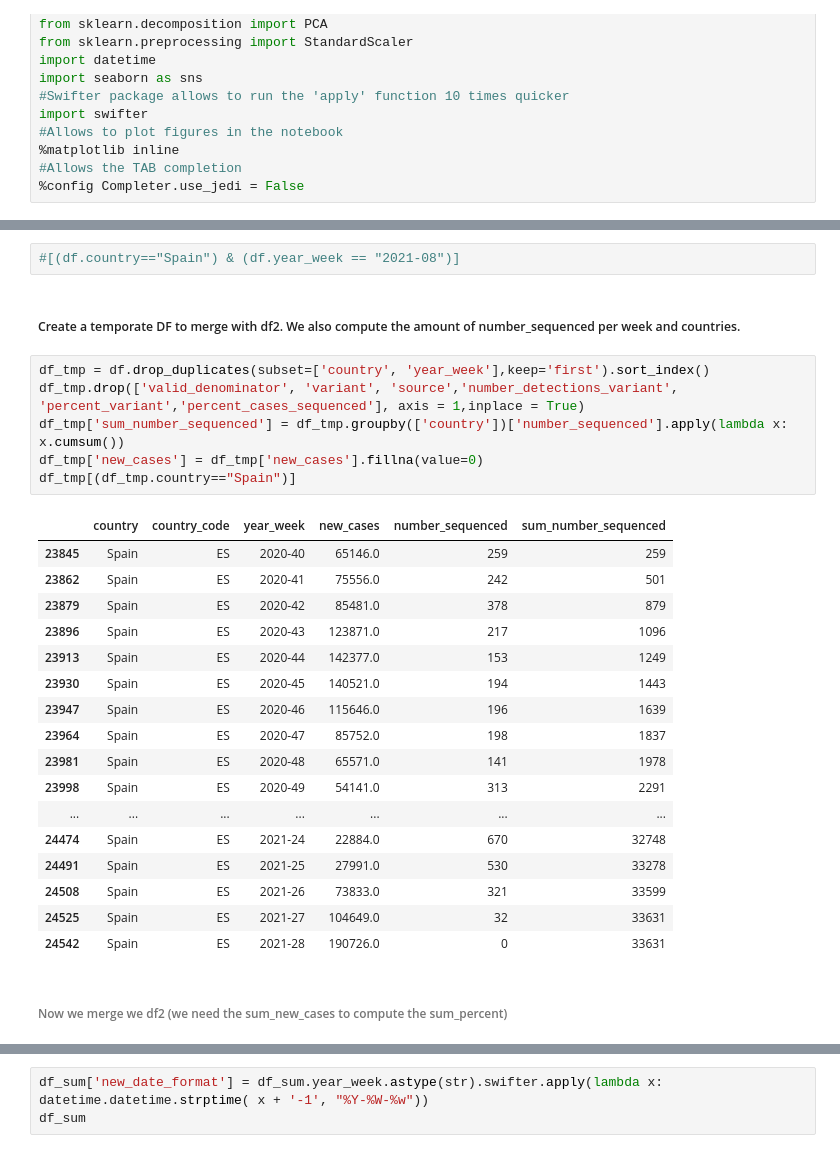
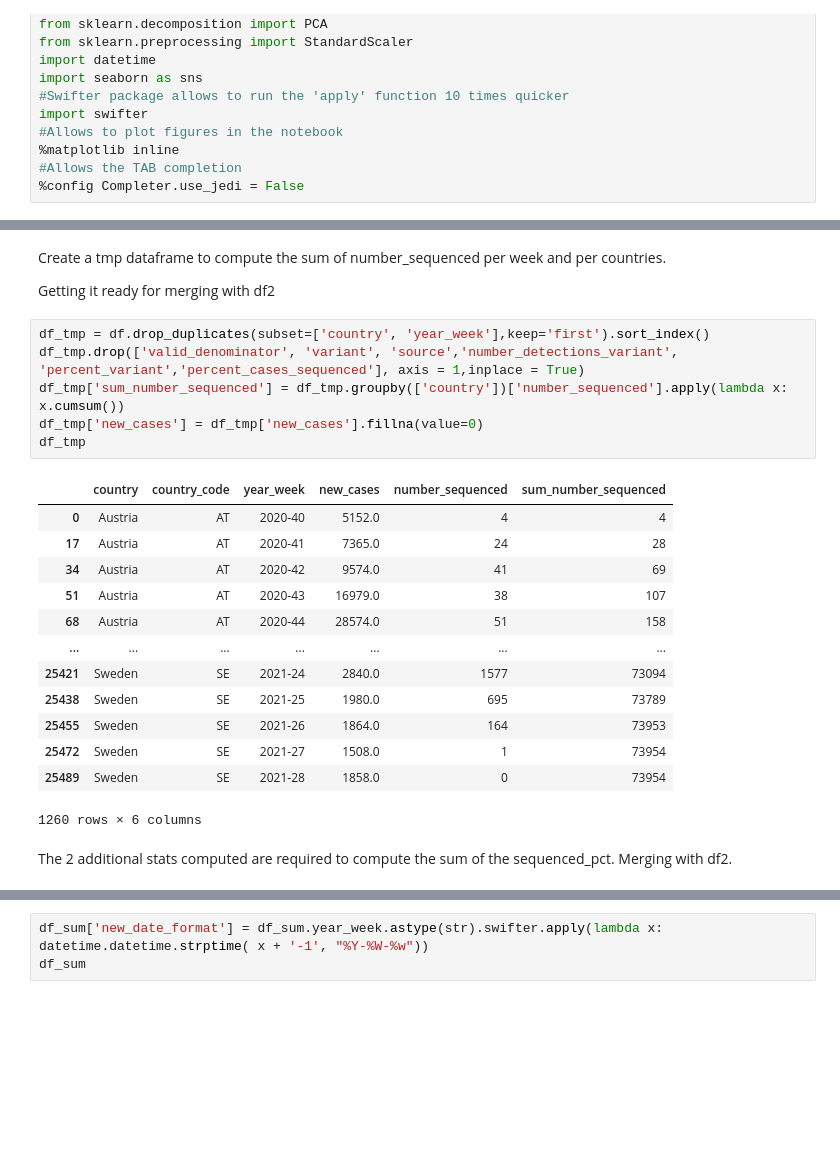
Before and after one commit to AdrienOliva/DS_Exercice, a Jupyter notebook: COVID_World.ipynb, the cells around one changed output, grey strips where cells are left out. Cells and saved outputs as stored; diff of their text form; blank space fills up the shorter version.

Commit message:
clean code + finished merging + change correlation plot

```diff
--- a/COVID_World.ipynb
+++ b/COVID_World.ipynb
@@ -90,33 +63,29 @@ df2[(df2.country=="Spain")]
-# %%
-#[(df.country=="Spain") & (df.year_week == "2021-08")]
 # %% [markdown]
-##### Create a temporate DF to merge with df2. We also compute the amount of number_sequenced per week and countries.
+Create a tmp dataframe to compute the sum of number_sequenced per week and per countries.
+
+Getting it ready for merging with df2
 # %%
 df_tmp = df.drop_duplicates(subset=['country', 'year_week'],keep='first').sort_index()
 df_tmp.drop(['valid_denominator', 'variant', 'source','number_detections_variant', 'percent_variant','percent_cases_sequenced'], axis = 1,inplace = True)
 df_tmp['sum_number_sequenced'] = df_tmp.groupby(['country'])['number_sequenced'].apply(lambda x: x.cumsum())
 df_tmp['new_cases'] = df_tmp['new_cases'].fillna(value=0)
-df_tmp[(df_tmp.country=="Spain")]
+df_tmp
 # %% [output]
 |  | country | country_code | year_week | new_cases | number_sequenced | sum_number_sequenced |
-| 23845 | Spain | ES | 2020-40 | 65146.0 | 259 | 259 |
-| 23862 | Spain | ES | 2020-41 | 75556.0 | 242 | 501 |
-| 23879 | Spain | ES | 2020-42 | 85481.0 | 378 | 879 |
-| 23896 | Spain | ES | 2020-43 | 123871.0 | 217 | 1096 |
-| 23913 | Spain | ES | 2020-44 | 142377.0 | 153 | 1249 |
-| 23930 | Spain | ES | 2020-45 | 140521.0 | 194 | 1443 |
-| 23947 | Spain | ES | 2020-46 | 115646.0 | 196 | 1639 |
-| 23964 | Spain | ES | 2020-47 | 85752.0 | 198 | 1837 |
-| 23981 | Spain | ES | 2020-48 | 65571.0 | 141 | 1978 |
-| 23998 | Spain | ES | 2020-49 | 54141.0 | 313 | 2291 |
+| 0 | Austria | AT | 2020-40 | 5152.0 | 4 | 4 |
+| 17 | Austria | AT | 2020-41 | 7365.0 | 24 | 28 |
+| 34 | Austria | AT | 2020-42 | 9574.0 | 41 | 69 |
+| 51 | Austria | AT | 2020-43 | 16979.0 | 38 | 107 |
+| 68 | Austria | AT | 2020-44 | 28574.0 | 51 | 158 |
 | ... | ... | ... | ... | ... | ... | ... |
-| 24474 | Spain | ES | 2021-24 | 22884.0 | 670 | 32748 |
-| 24491 | Spain | ES | 2021-25 | 27991.0 | 530 | 33278 |
-| 24508 | Spain | ES | 2021-26 | 73833.0 | 321 | 33599 |
-| 24525 | Spain | ES | 2021-27 | 104649.0 | 32 | 33631 |
-| 24542 | Spain | ES | 2021-28 | 190726.0 | 0 | 33631 |
+| 25421 | Sweden | SE | 2021-24 | 2840.0 | 1577 | 73094 |
+| 25438 | Sweden | SE | 2021-25 | 1980.0 | 695 | 73789 |
+| 25455 | Sweden | SE | 2021-26 | 1864.0 | 164 | 73953 |
+| 25472 | Sweden | SE | 2021-27 | 1508.0 | 1 | 73954 |
+| 25489 | Sweden | SE | 2021-28 | 1858.0 | 0 | 73954 |
+1260 rows × 6 columns
 # %% [markdown]
-###### Now we merge we df2 (we need the sum_new_cases to compute the sum_percent)
+The 2 additional stats computed are required to compute the sum of the sequenced_pct. Merging with df2.
 # %%
 df_sum = pd.merge(left=df2, right=df_tmp, left_on=['country','year_week'], right_on=['country','year_week'], how='left')
 df_sum.drop(['new_cases_y'], axis = 1, inplace = True)
```
Also changed, not shown: parts of 40 cells of this notebook, 3 other files.
